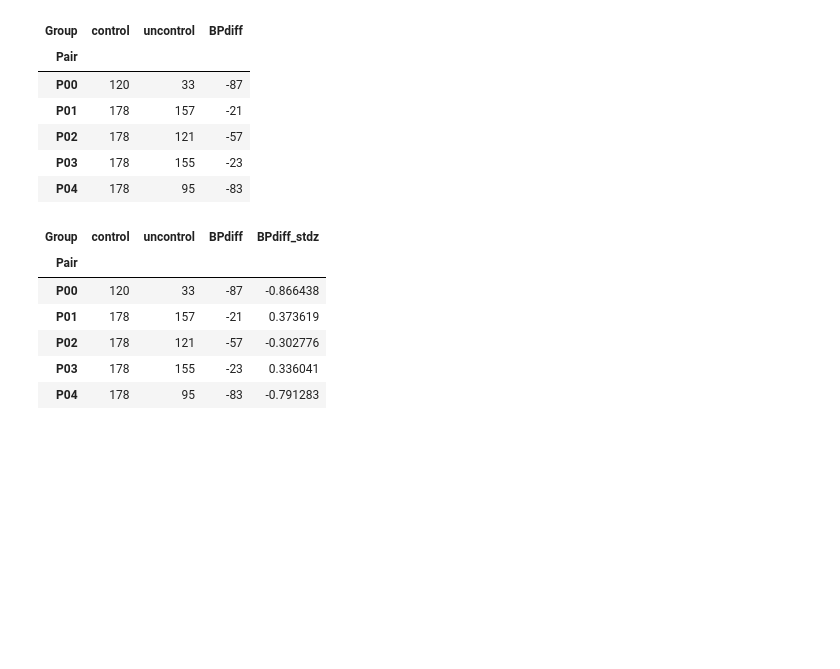
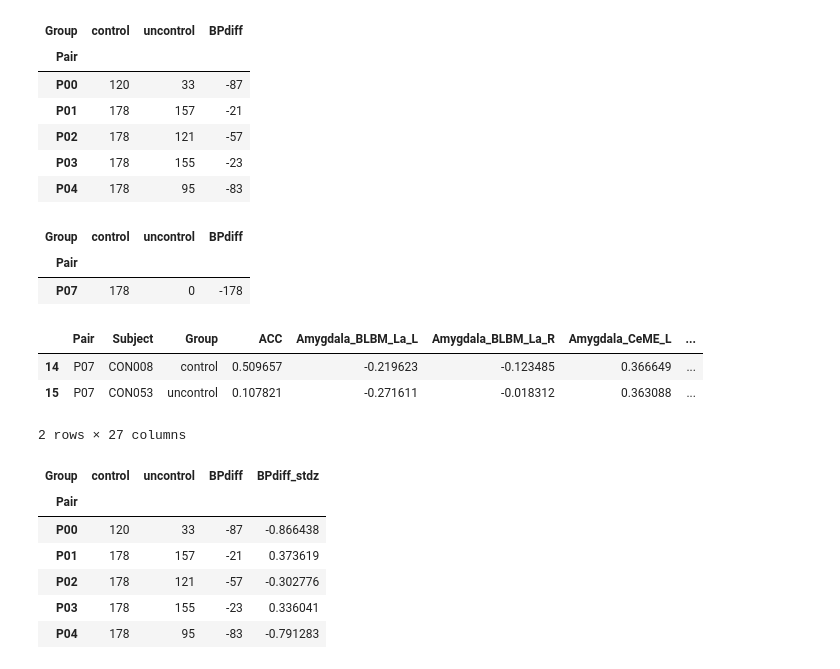
Before and after one commit to chirag90in/eCON_old, a Jupyter notebook: eCON/10-button-press-analysis.ipynb, the cells around one changed output. Cells and saved outputs as stored; diff of their text form; code cells hidden in the pictures; blank space fills up the shorter version.

```diff
--- a/eCON/10-button-press-analysis.ipynb
+++ b/eCON/10-button-press-analysis.ipynb
@@ -145,6 +145,19 @@ buttonPress_df.head()
 | P02 | 178 | 121 | -57 |
 | P03 | 178 | 155 | -23 |
 | P04 | 178 | 95 | -83 |
+# %%
+buttonPress_df[buttonPress_df['uncontrol']==0]
+# %% [output]
+| Group | control | uncontrol | BPdiff |
+| Pair |  |  |  |
+| P07 | 178 | 0 | -178 |
+# %%
+beta_df[beta_df['Pair'] == 'P07']
+# %% [output]
+|  | Pair | Subject | Group | ACC | Amygdala_BLBM_La_L | Amygdala_BLBM_La_R | Amygdala_CeME_L | ... |
+| 14 | P07 | CON008 | control | 0.509657 | -0.219623 | -0.123485 | 0.366649 | ... |
+| 15 | P07 | CON053 | uncontrol | 0.107821 | -0.271611 | -0.018312 | 0.363088 | ... |
+2 rows × 27 columns
 # %%
 from sklearn.preprocessing import StandardScaler
 ss = StandardScaler()
```
Also changed, not shown: parts of 2 cells of this notebook.
